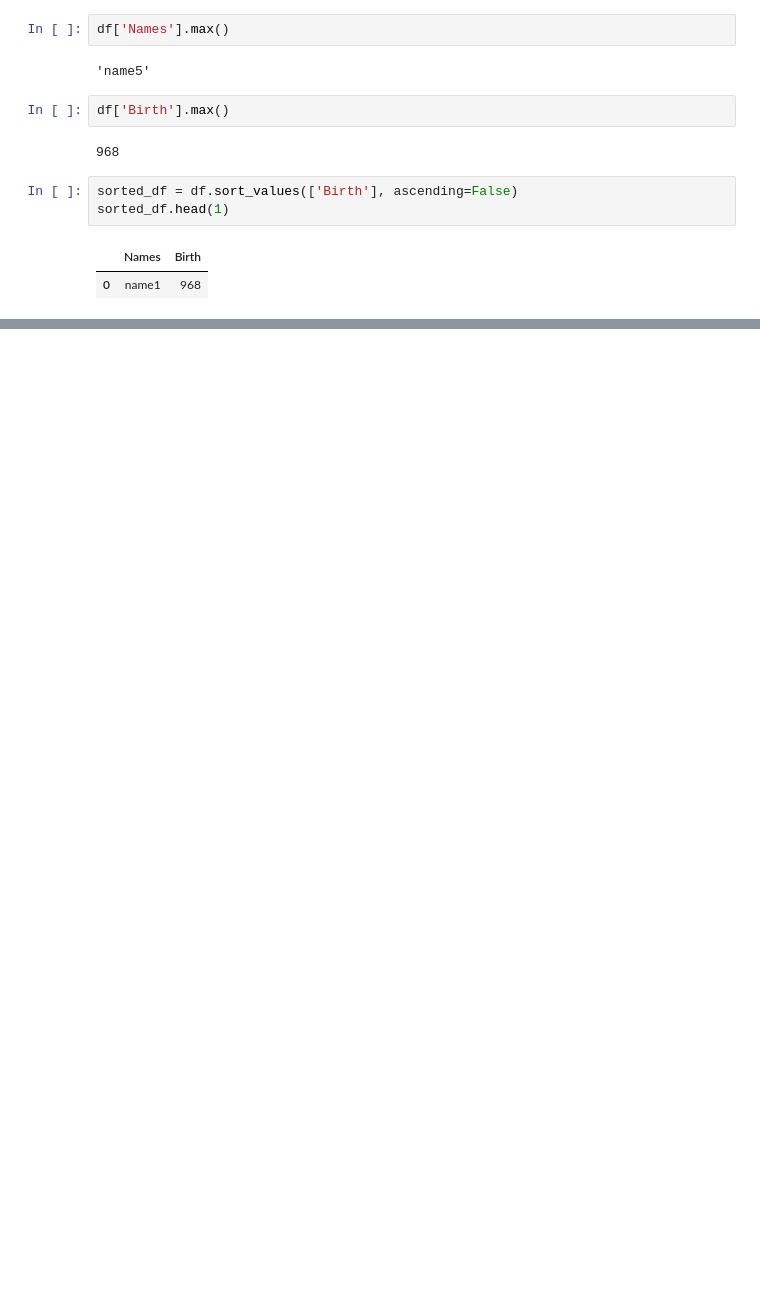
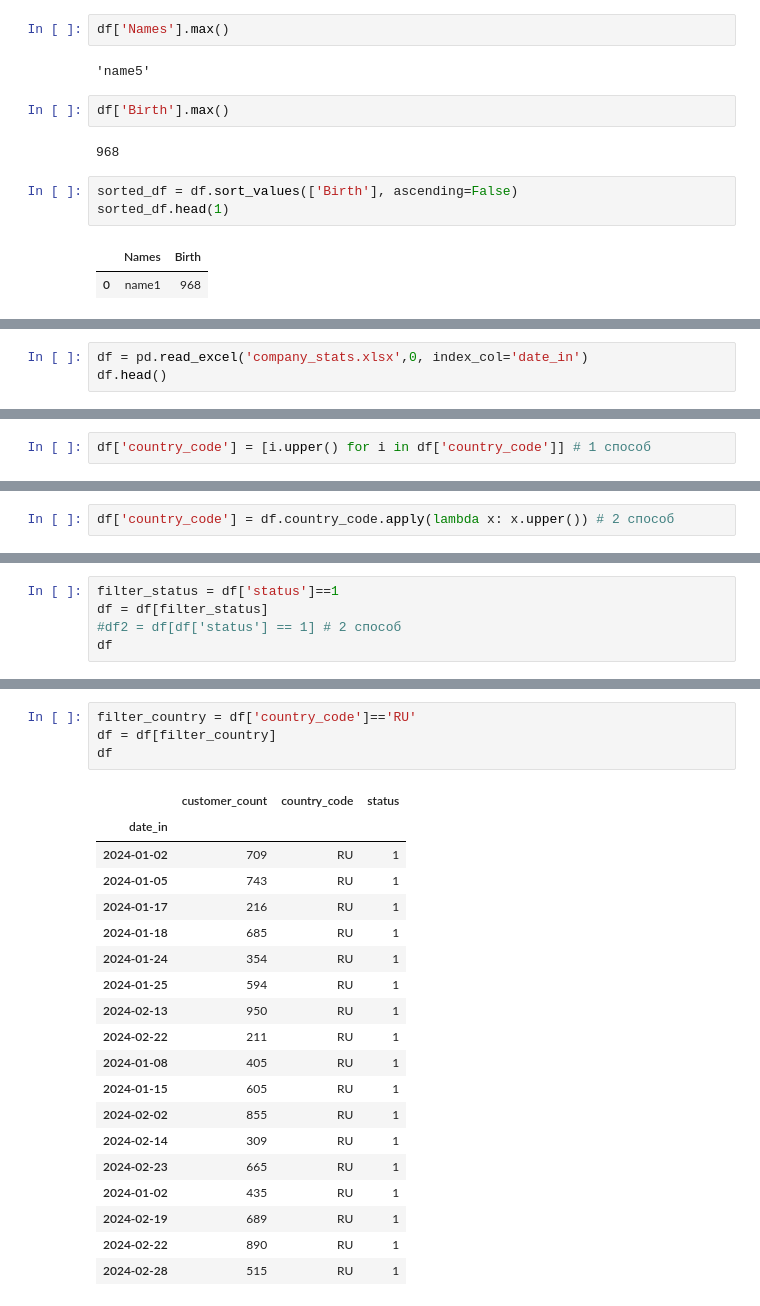
Before and after one commit to demoin333/Bdata, a Jupyter notebook: Day4.ipynb, the cells around one changed output, grey strips where cells are left out. Drawn from its saved outputs; the diff is of its cells as text; blank space fills up the shorter version.

```diff
--- a/Day4.ipynb
+++ b/Day4.ipynb
@@ -63,0 +267,3 @@ max_name = df['Names'][filter].values
+# %%
+df = pd.read_excel('company_stats.xlsx',0, index_col='date_in')
+df.head()
@@ -63,0 +296,2 @@ max_name = df['Names'][filter].values
+# %%
+df['country_code'] = [i.upper() for i in df['country_code']] # 1 способ
@@ -63,0 +315,2 @@ max_name = df['Names'][filter].values
+# %%
+df['country_code'] = df.country_code.apply(lambda x: x.upper()) # 2 способ
@@ -63,0 +334,5 @@ max_name = df['Names'][filter].values
+# %%
+filter_status = df['status']==1
+df = df[filter_status]
+#df2 = df[df['status'] == 1] # 2 способ
+df
@@ -63,0 +354,24 @@ max_name = df['Names'][filter].values
+# %%
+filter_country = df['country_code']=='RU'
+df = df[filter_country]
+df
+# %% [output]
+|  | customer_count | country_code | status |
+| date_in |  |  |  |
+| 2024-01-02 | 709 | RU | 1 |
+| 2024-01-05 | 743 | RU | 1 |
+| 2024-01-17 | 216 | RU | 1 |
+| 2024-01-18 | 685 | RU | 1 |
+| 2024-01-24 | 354 | RU | 1 |
+| 2024-01-25 | 594 | RU | 1 |
+| 2024-02-13 | 950 | RU | 1 |
+| 2024-02-22 | 211 | RU | 1 |
+| 2024-01-08 | 405 | RU | 1 |
+| 2024-01-15 | 605 | RU | 1 |
+| 2024-02-02 | 855 | RU | 1 |
+| 2024-02-14 | 309 | RU | 1 |
+| 2024-02-23 | 665 | RU | 1 |
+| 2024-01-02 | 435 | RU | 1 |
+| 2024-02-19 | 689 | RU | 1 |
+| 2024-02-22 | 890 | RU | 1 |
+| 2024-02-28 | 515 | RU | 1 |
```
Also changed, not shown: parts of 27 cells of this notebook.
